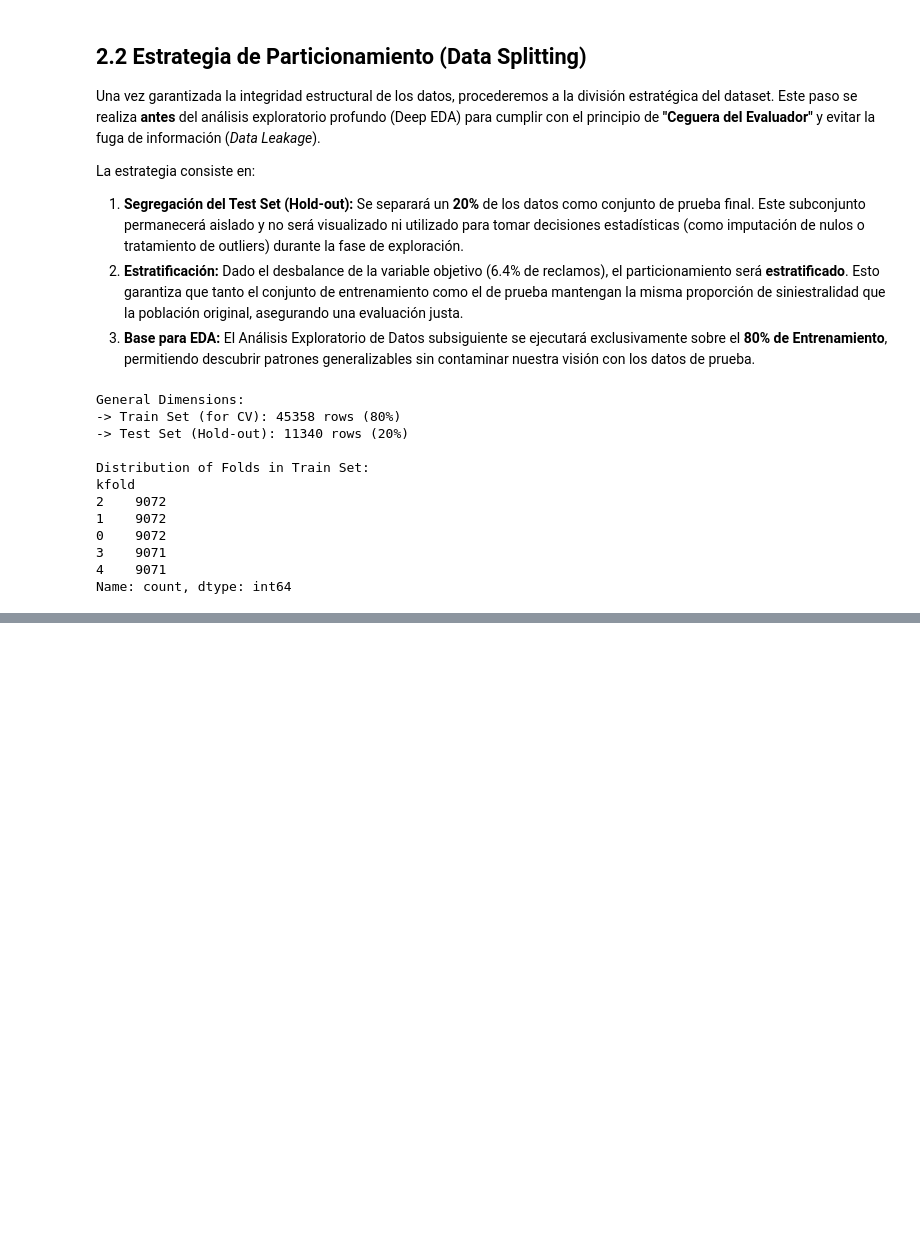
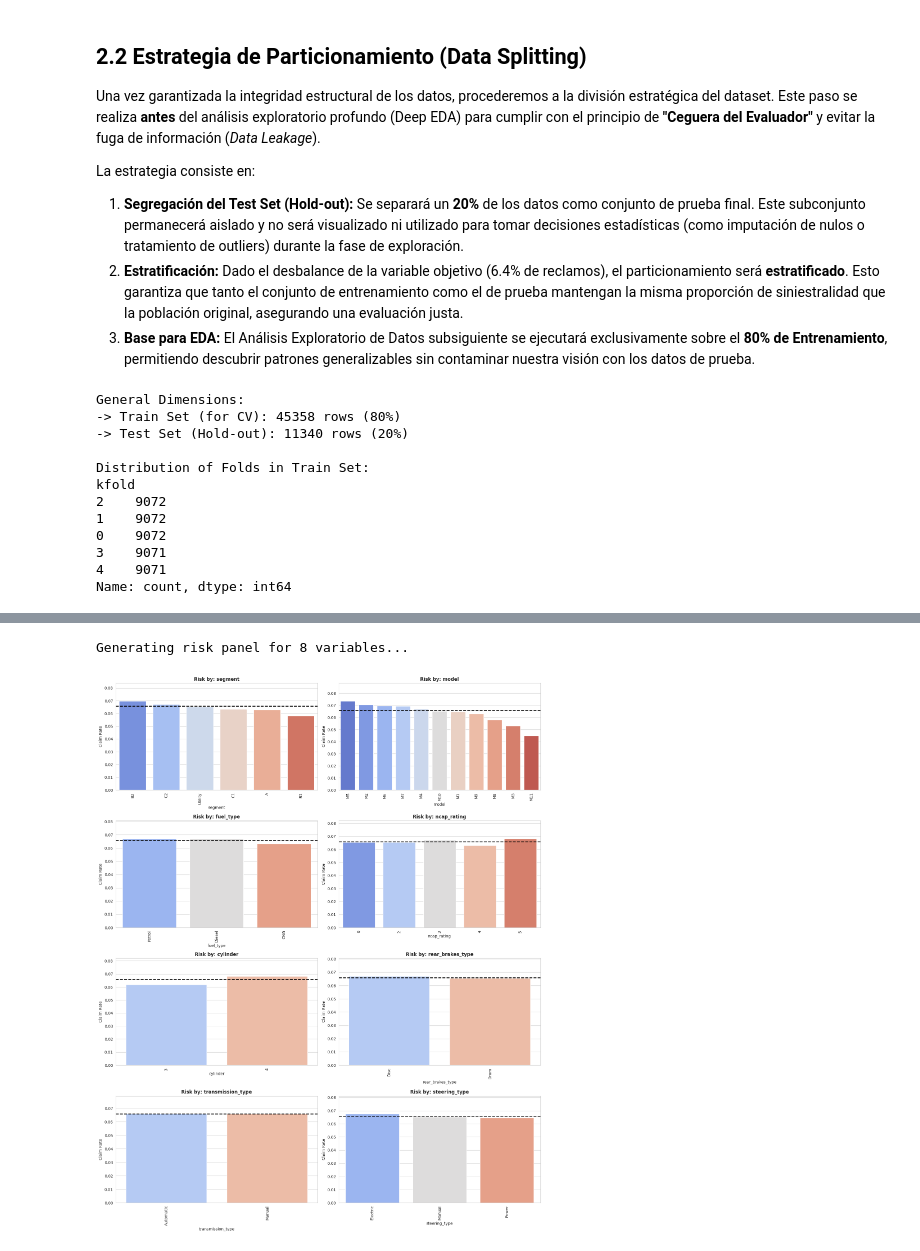
Before and after one commit to juanbaezl/Car-Insurance-Claim, a Jupyter notebook: notebooks/002_data_understanding.ipynb, the cells around one changed output, grey strips where cells are left out. Cells and saved outputs as stored; diff of their text form; code cells hidden in the pictures; blank space fills up the shorter version.

```diff
--- a/notebooks/002_data_understanding.ipynb
+++ b/notebooks/002_data_understanding.ipynb
@@ -354,0 +686,56 @@ Name: count, dtype: int64
+# %%
+def analyze_categorical_risk_grid(df, target="claim_status"):
+    cat_cols = [
+        "segment",
+        "model",
+        "fuel_type",
+        "ncap_rating",
+        "cylinder",
+        "rear_brakes_type",
+        "transmission_type",
+        "steering_type",
+    ]
+
+    valid_cols = [c for c in cat_cols if c in df.columns]
+    n_cols = len(valid_cols)
+
+    n_rows = math.ceil(n_cols / 2)
+
+    fig, axes = plt.subplots(n_rows, 2, figsize=(16, 5 * n_rows))
+    axes = axes.flatten()
+
+    global_mean = df[target].mean()
+
+    print(f"Generating risk panel for {n_cols} variables...\n")
+
+    for i, col in enumerate(valid_cols):
+        risk_df = df.groupby(col)[target].agg(["mean", "count"]).reset_index()
+        risk_df.columns = [col, "risk_rate", "volume"]
+        risk_df = risk_df.sort_values(by="risk_rate", ascending=False)
+
+        sns.barplot(
+            x=col, y="risk_rate", data=risk_df, palette="coolwarm", ax=axes[i], hue=None
+        )
+
+        axes[i].axhline(
+            y=global_mean, color="black", linestyle="--", linewidth=2, label="Promedio"
+        )
+
+        axes[i].set_title(f"Risk by: {col}", fontsize=12, fontweight="bold")
+        axes[i].set_ylabel("Claim Rate")
+        axes[i].tick_params(axis="x", rotation=90)
+
+        max_val = risk_df["risk_rate"].max()
+        axes[i].set_ylim(0, max_val * 1.2)
+
+    for j in range(i + 1, len(axes)):
+        fig.delaxes(axes[j])
+
+    plt.tight_layout()
+    plt.show()
+
+
+analyze_categorical_risk_grid(train_df)
+# %% [output]
+Generating risk panel for 8 variables...
+[figure, added]
```
Also changed, not shown: parts of 19 cells of this notebook, 3 other files.
